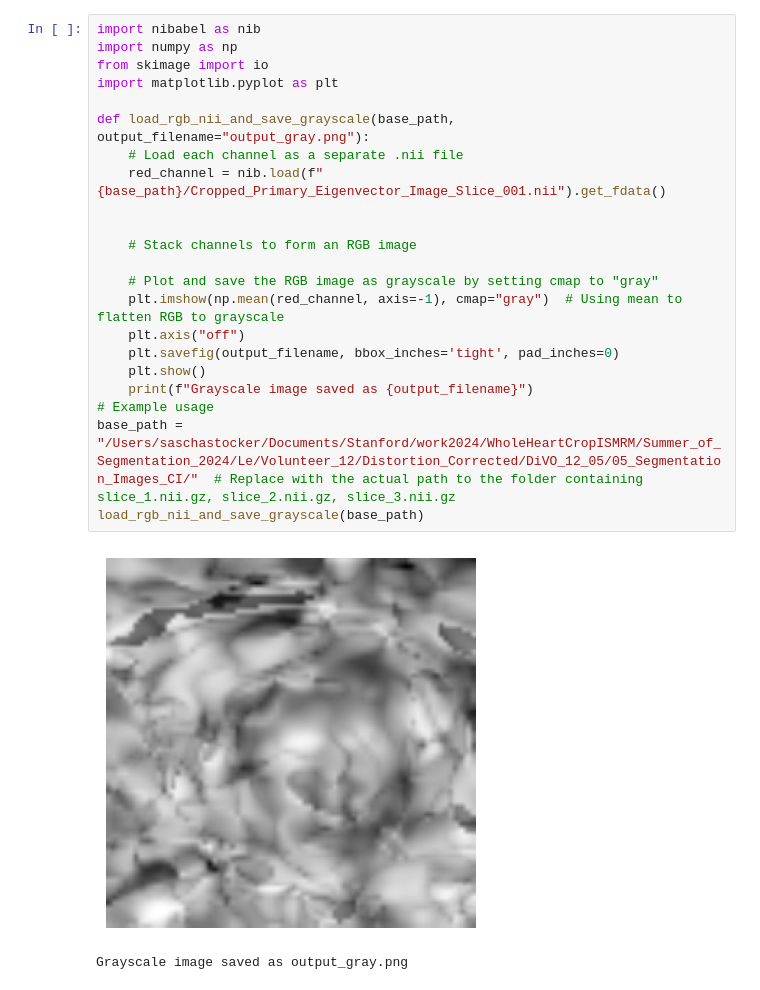
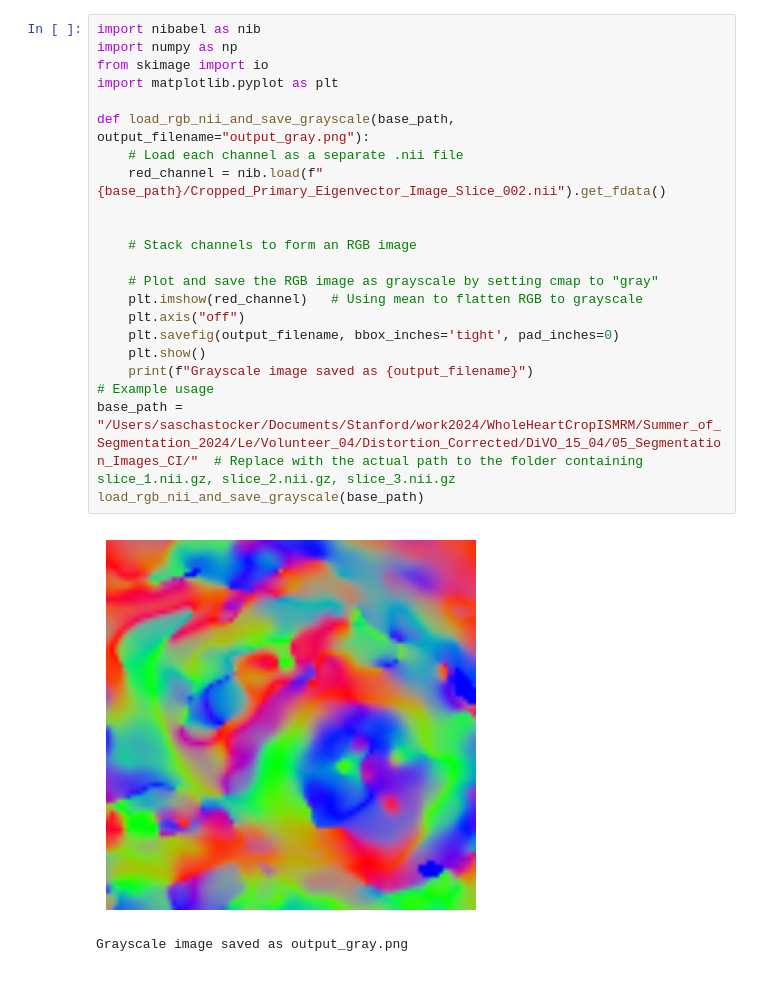
Before and after one commit to sash9966/nnUNet, a Jupyter notebook: plots.ipynb, the cells around one changed output. Saved outputs shown, nothing was run; the diff lists cells and outputs as text.

Commit message:
paper plots

```diff
--- a/plots.ipynb
+++ b/plots.ipynb
@@ -30,25 +31,25 @@ for file in file_paths:
 # %%
 import nibabel as nib
 import numpy as np
 from skimage import io
 import matplotlib.pyplot as plt
 
 def load_rgb_nii_and_save_grayscale(base_path, output_filename="output_gray.png"):
     # Load each channel as a separate .nii file
-    red_channel = nib.load(f"{base_path}/Cropped_Primary_Eigenvector_Image_Slice_001.nii").get_fdata()
+    red_channel = nib.load(f"{base_path}/Cropped_Primary_Eigenvector_Image_Slice_002.nii").get_fdata()
 
 
     # Stack channels to form an RGB image
 
     # Plot and save the RGB image as grayscale by setting cmap to "gray"
-    plt.imshow(np.mean(red_channel, axis=-1), cmap="gray")  # Using mean to flatten RGB to grayscale
+    plt.imshow(red_channel)   # Using mean to flatten RGB to grayscale
     plt.axis("off")
     plt.savefig(output_filename, bbox_inches='tight', pad_inches=0)
     plt.show()
     print(f"Grayscale image saved as {output_filename}")
 # Example usage
-base_path = "/Users/saschastocker/Documents/Stanford/work2024/WholeHeartCropISMRM/Summer_of_Segmentation_2024/Le/Volunteer_12/Distortion_Corrected/DiVO_12_05/05_Segmentation_Images_CI/"  # Replace with the actual path to the folder containing slice_1.nii.gz, slice_2.nii.gz, slice_3.nii.gz
+base_path = "/Users/saschastocker/Documents/Stanford/work2024/WholeHeartCropISMRM/Summer_of_Segmentation_2024/Le/Volunteer_04/Distortion_Corrected/DiVO_15_04/05_Segmentation_Images_CI/"  # Replace with the actual path to the folder containing slice_1.nii.gz, slice_2.nii.gz, slice_3.nii.gz
 load_rgb_nii_and_save_grayscale(base_path)
 # %% [output]
-[figure, old version]
+[figure, new version]
 Grayscale image saved as output_gray.png
```
Also changed, not shown: parts of 1 cell of this notebook, 2 other files.
